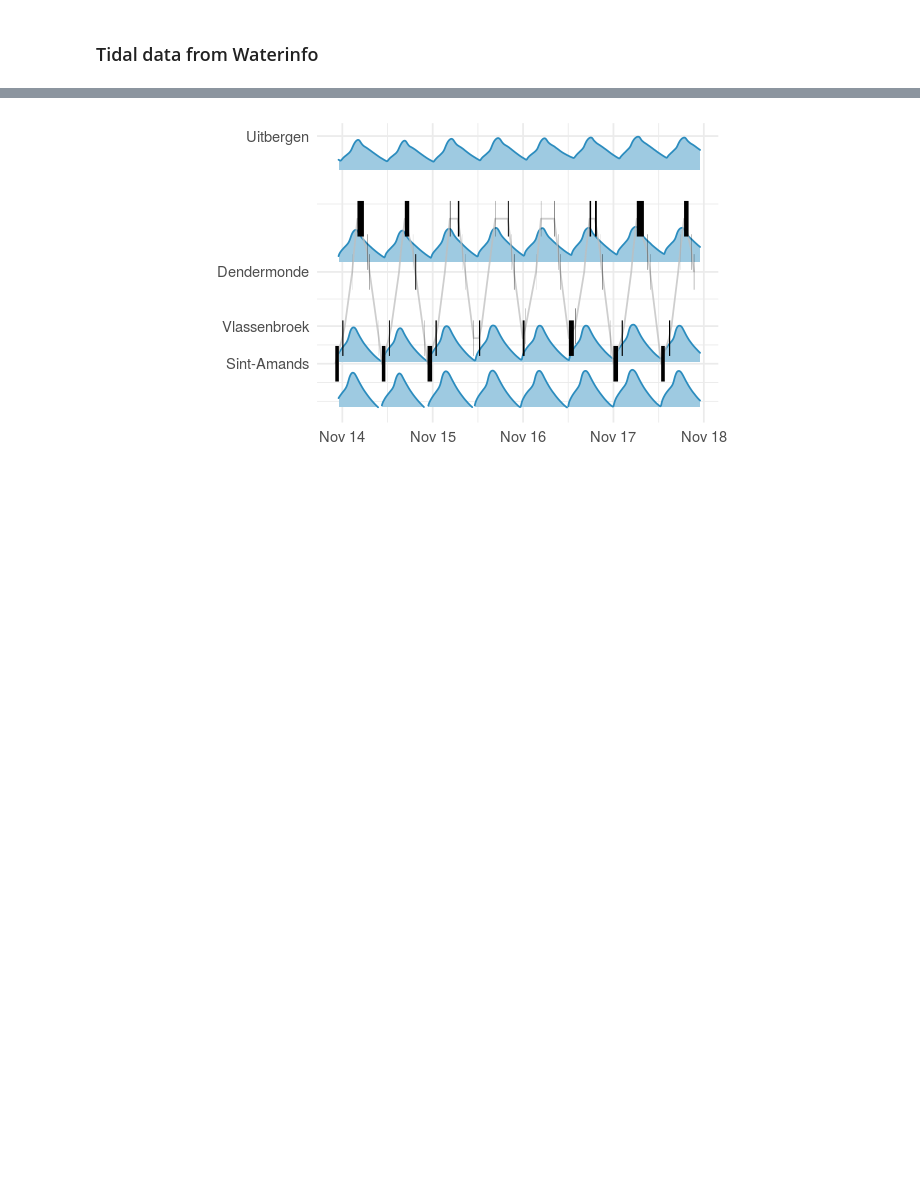
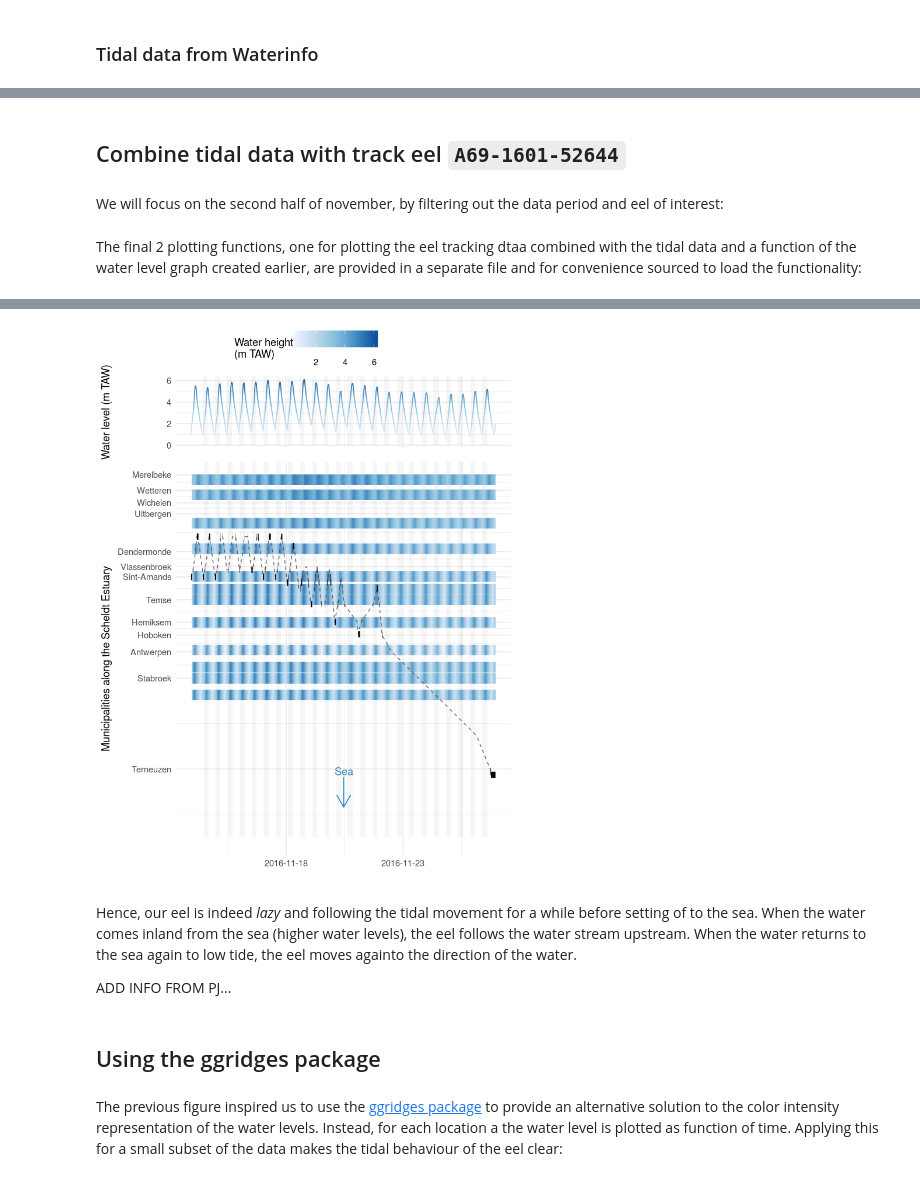
Before and after one commit to inbo/oscibio, a Jupyter notebook: content/posts/waterinfo-tidal.ipynb, the cells around one changed output, grey strips where cells are left out. Drawn from its saved outputs; the diff is of its cells as text; code cells hidden in the pictures; blank space fills up the shorter version.

Commit message:
Provide first draft of blogpost

```diff
--- a/content/posts/waterinfo-tidal.ipynb
+++ b/content/posts/waterinfo-tidal.ipynb
@@ -417,0 +278,22 @@ station_municipality %>%
+# %% [markdown]
+## Combine tidal data with track eel `A69-1601-52644`
+# %% [markdown]
+We will focus on the second half of november, by filtering out the data period and eel of interest:
+# %%
+start_moment <- "2016-11-14"
+end_moment <- "2016-11-27"
+transmitter_selected <- "A69-1601-52644"
+# %%
+eels_subset <- eels %>%
+    filter(Departure >= start_moment, Arrival <= end_moment,
+           Transmitter == transmitter_selected)
+
+tidal_data_subset <- tidal_data %>%
+    filter(Timestamp >= start_moment,
+           Timestamp <= end_moment)
+
+tide_periods_subset <- tide_periods %>%
+    filter(start >= start_moment,
+           end <= end_moment)
+# %% [markdown]
+The final 2 plotting functions, one for plotting the eel tracking dtaa combined with the tidal data and a function of the water level graph created earlier, are provided in a separate file and for convenience sourced to load the functionality:
@@ -417,0 +304,17 @@ station_municipality %>%
+# %%
+# combine the eel tracking data with the tidal data representation
+tidal_tracks <- plot_tidal_tracks(tidal_data_subset, eels_subset,
+                  tide_periods_subset, date_breaks = "5 days")
+
+# create a water level plot of Dendermonde
+tide_dendermonde <- plot_tide_with_background(tidal_data_subset %>% filter(station_name == "Dendermonde tij/Zeeschelde"),
+                                              tide_periods_subset,
+                                              date_breaks = "5 days") +
+        theme(axis.title.x=element_blank(),
+              axis.text.x=element_blank(),
+              axis.ticks.x=element_blank()) # remove x-label elements
+
+ggarrange(tide_dendermonde, tidal_tracks,
+          ncol = 1, nrow = 2, common.legend = TRUE,
+          align = "v", heights = c(1, 5))
+# %% [output]
@@ -418,23 +323,11 @@ station_municipality %>%
+[figure, added]
+# %% [markdown]
+Hence, our eel is indeed *lazy* and following the tidal movement for a while before setting of to the sea. When the water comes inland from the sea (higher water levels), the eel follows the water stream upstream. When the water returns to the sea again to low tide, the eel moves againto the direction of the water.
+
+ADD INFO FROM PJ...
+# %% [markdown]
+## Using the ggridges package
+# %% [markdown]
+The previous figure inspired us to use the [ggridges package](https://cran.r-project.org/web/packages/ggridges/vignettes/introduction.html) to provide an alternative solution to the color intensity representation of the water levels. Instead, for each location a the water level is plotted as function of time. Applying this for a small subset of the data makes the tidal behaviour of the eel clear:
 # %%
 options(repr.plot.width=6, repr.plot.height=3)
-# %%
-ggplot() +
-    geom_ridgeline(data = tidal_data_zoom,
-                   aes(x = Timestamp, y = distance_to_refence_station,
-                       height = Value, group = distance_to_refence_station),
-                   scale = 700, fill = "#9ecae1", color = "#2b8cbe") +
-    scale_color_distiller("Water height", type = "seq", palette = "Blues", direction = 1) +
-    geom_line(data = eels_zoom, aes(x = Arrival, y = distance_to_refence_station),
-              alpha = 0.75, color = "grey", size = 0.5) +
-    geom_segment(data = eels_zoom, aes(x = Arrival, xend = Departure,
-                 y = distance_to_refence_station, yend = distance_to_refence_station),
-                 size = 10) +
-    xlab("") + ylab("") +
-    scale_y_continuous("",
-                       breaks = station_municipality_zoom$distance_to_refence_station,
-                       labels = station_municipality_zoom$municipality) +
-    theme_minimal() +
-    coord_fixed(ratio = 8) +
-    theme(legend.position="none")
-# %% [output]
-[figure, removed]
```
Also changed, not shown: parts of 71 cells of this notebook.
